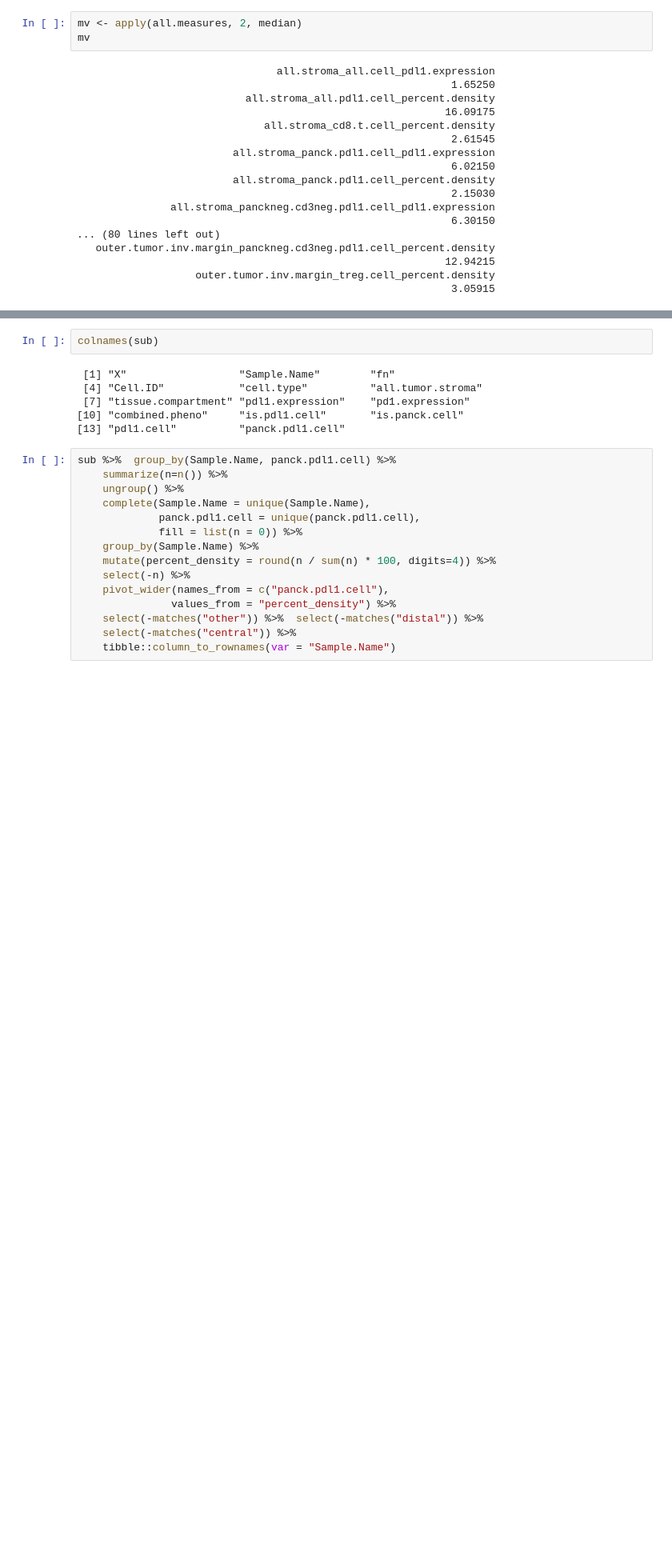
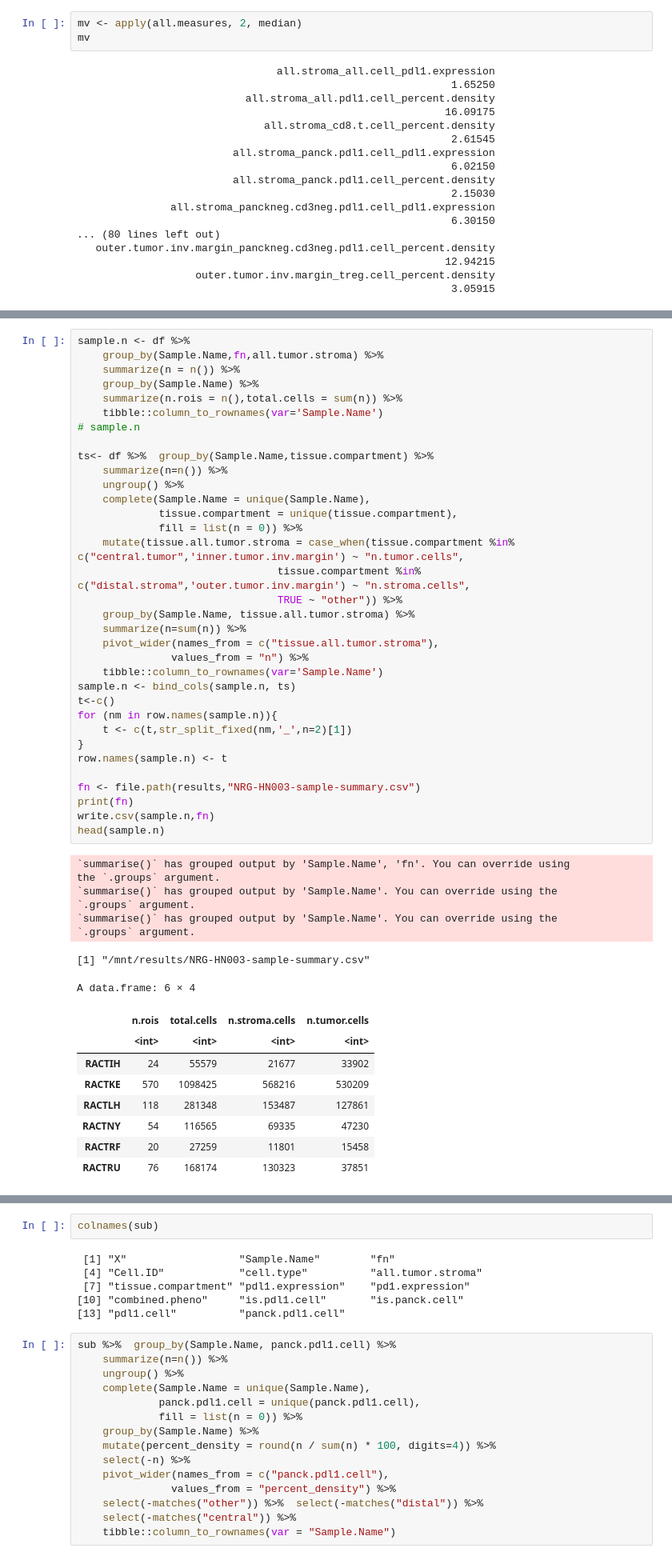
Before and after one commit to KidElectric/173-BFerris-NRG-HN003-Vectra, a Jupyter notebook: 02_generate_tables.ipynb, the cells around one changed output, grey strips where cells are left out. Shown at 80% size. Drawn from its saved outputs; the diff is of its cells as text; blank space fills up the shorter version.

```diff
--- a/02_generate_tables.ipynb
+++ b/02_generate_tables.ipynb
@@ -744,0 +839,51 @@ A matrix: 6 × 34 of type dbl
+# %%
+sample.n <- df %>%
+    group_by(Sample.Name,fn,all.tumor.stroma) %>%
+    summarize(n = n()) %>%
+    group_by(Sample.Name) %>%
+    summarize(n.rois = n(),total.cells = sum(n)) %>%
+    tibble::column_to_rownames(var='Sample.Name')
+# sample.n
+
+ts<- df %>%  group_by(Sample.Name,tissue.compartment) %>%
+    summarize(n=n()) %>%
+    ungroup() %>%
+    complete(Sample.Name = unique(Sample.Name),
+             tissue.compartment = unique(tissue.compartment),
+             fill = list(n = 0)) %>%
+    mutate(tissue.all.tumor.stroma = case_when(tissue.compartment %in% c("central.tumor",'inner.tumor.inv.margin') ~ "n.tumor.cells",
+                                tissue.compartment %in% c("distal.stroma",'outer.tumor.inv.margin') ~ "n.stroma.cells",
+                                TRUE ~ "other")) %>%
+    group_by(Sample.Name, tissue.all.tumor.stroma) %>%
+    summarize(n=sum(n)) %>%
+    pivot_wider(names_from = c("tissue.all.tumor.stroma"),
+               values_from = "n") %>%
+    tibble::column_to_rownames(var='Sample.Name')
+sample.n <- bind_cols(sample.n, ts)
+t<-c()
+for (nm in row.names(sample.n)){
+    t <- c(t,str_split_fixed(nm,'_',n=2)[1])
+}
+row.names(sample.n) <- t
+
+fn <- file.path(results,"NRG-HN003-sample-summary.csv")
+print(fn)
+write.csv(sample.n,fn)
+head(sample.n)
+# %% [output]
+`summarise()` has grouped output by 'Sample.Name', 'fn'. You can override using
+the `.groups` argument.
+`summarise()` has grouped output by 'Sample.Name'. You can override using the
+`.groups` argument.
+`summarise()` has grouped output by 'Sample.Name'. You can override using the
+`.groups` argument.
+[1] "/mnt/results/NRG-HN003-sample-summary.csv"
+A data.frame: 6 × 4
+|  | n.rois | total.cells | n.stroma.cells | n.tumor.cells |
+|  | <int> | <int> | <int> | <int> |
+| RACTIH | 24 | 55579 | 21677 | 33902 |
+| RACTKE | 570 | 1098425 | 568216 | 530209 |
+| RACTLH | 118 | 281348 | 153487 | 127861 |
+| RACTNY | 54 | 116565 | 69335 | 47230 |
+| RACTRF | 20 | 27259 | 11801 | 15458 |
+| RACTRU | 76 | 168174 | 130323 | 37851 |
```
Also changed, not shown: parts of 15 cells of this notebook.
